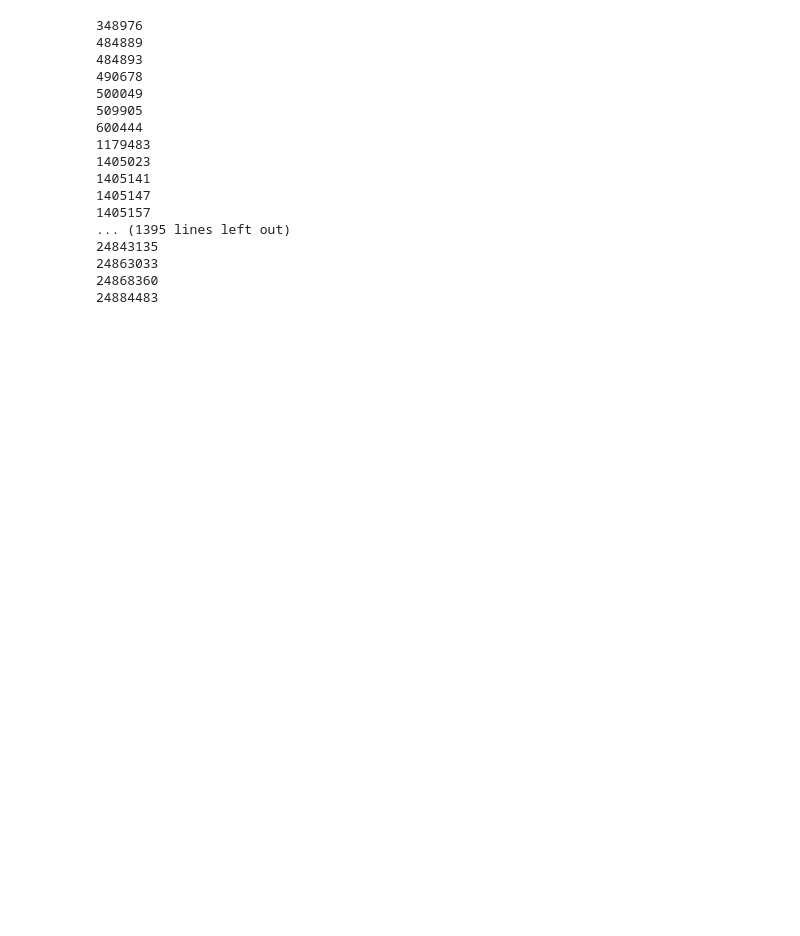
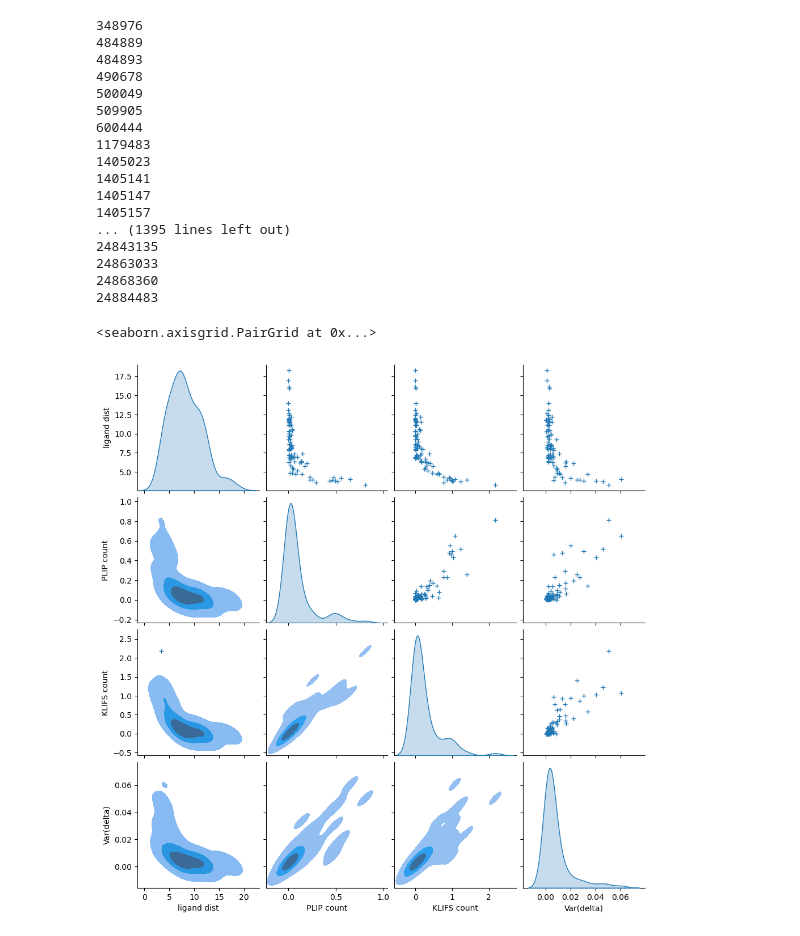
Before and after one commit to volkamerlab/kinodata-3D-affinity-prediction, a Jupyter notebook: examples/Residue Masking.ipynb, the cells around one changed output. Drawn from its saved outputs; the diff is of its cells as text; code cells hidden in the pictures; blank space fills up the shorter version.

```diff
--- a/examples/Residue Masking.ipynb
+++ b/examples/Residue Masking.ipynb
@@ -451,13 +439,16 @@ res_vars = res_elim.groupby(['masked_residue', 'rescode'])[['delta', 'klifs_coun
 # %%
 res_counts = res_vars.pivot_table(index='masked_residue', columns='rescode').fillna(0)
 # %%
-aggd = res_elim.groupby('masked_residue')[['min_ligand_dist', '#plip', 'delta', 'klifs_count']].agg(['mean', 'var'])
+aggd = res_elim.groupby('masked_residue')[['pl_min_dist', '#plip', 'delta', 'klifs_count']].agg(['mean', 'var'])
 scat_dat = pd.DataFrame({
     'residue': range(1, 86),
-    'ligand dist': aggd['min_ligand_dist', 'mean'].values,
+    'ligand dist': aggd['pl_min_dist', 'mean'].values,
     'PLIP count': aggd['#plip', 'mean'].values,
     'KLIFS count': aggd['klifs_count', 'mean'].values,
     'Var(delta)': aggd['delta', 'var'].values,
 }).set_index('residue')
 g = sns.pairplot(scat_dat, diag_kind="kde", plot_kws=dict(marker="+", linewidth=1))
 g.map_lower(sns.kdeplot, levels=4,  fill=True, color=sns.color_palette()[0])
+# %% [output]
+<seaborn.axisgrid.PairGrid at 0x...>
+[figure, added]
```
Also changed, not shown: parts of 35 cells of this notebook.
